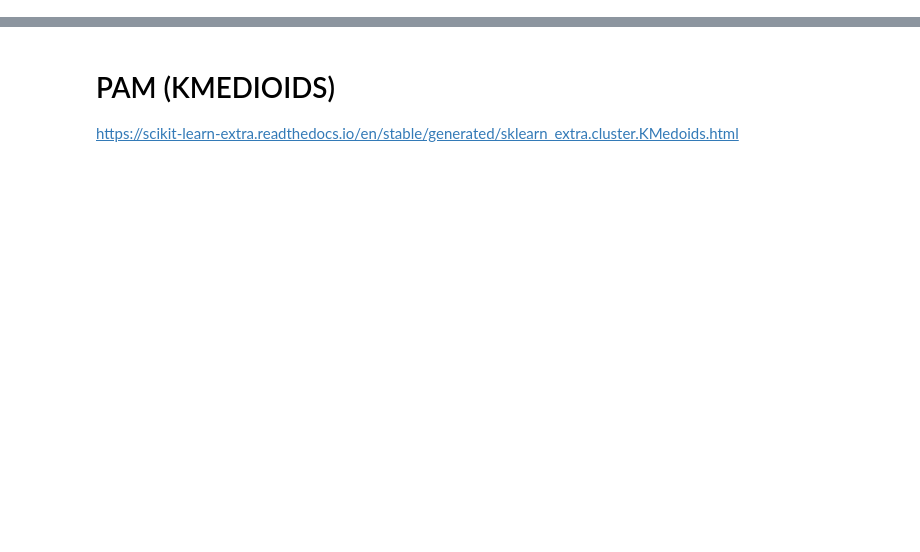
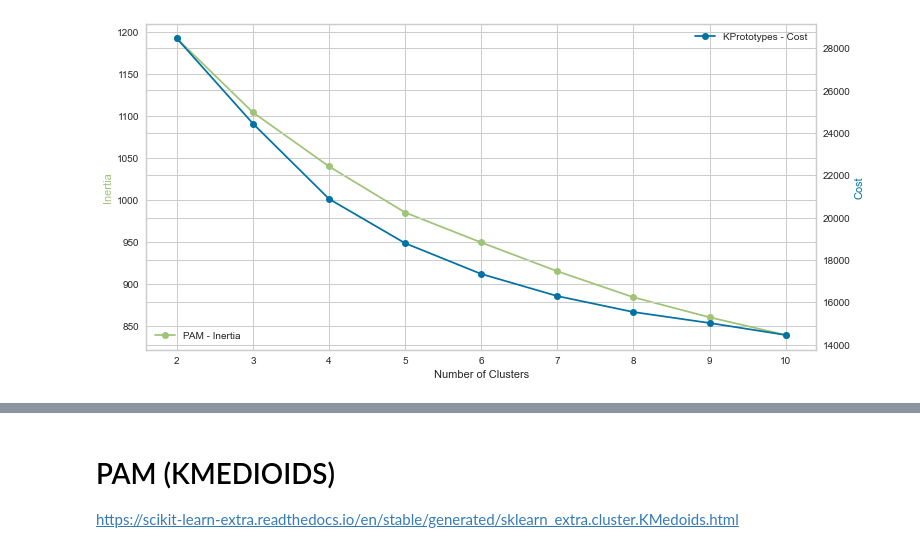
Before and after one commit to Paulina-Iwach/Data_Mining_Project, a Jupyter notebook: cluster_analysis.ipynb, the cells around one changed output, grey strips where cells are left out. Saved outputs shown, nothing was run; the diff lists cells and outputs as text; code cells hidden in the pictures; blank space fills up the shorter version.

```diff
--- a/cluster_analysis.ipynb
+++ b/cluster_analysis.ipynb
@@ -119,0 +122,79 @@ ValueError: could not convert string to float: 'Self-emp-not-inc'
+# %%
+def convert_to_serializable(obj):
+    """
+    Recursively convert numpy.float32 to Python float in a dictionary.
+    """
+    if isinstance(obj, dict):
+        return {k: convert_to_serializable(v) for k, v in obj.items()}
+    elif isinstance(obj, list):
+        return [convert_to_serializable(i) for i in obj]
+    elif isinstance(obj, np.float32):
+        return float(obj)
+    return obj
+# %%
+results = convert_to_serializable(results)
+# %%
+for method, method_results in results.items():
+    with open(f'clustering_results/{method}_results.json', 'w') as file:
+        json.dump(method_results, file, indent=4)
+# %%
+import json
+import matplotlib.pyplot as plt
+
+# Function to load results from a JSON file
+def load_results(filename):
+    with open(filename, 'r') as file:
+        return json.load(file)
+
+# Load the results for KPrototypes and PAM
+kprototypes_results = load_results('clustering_results/KPrototypes_results.json')
+pam_results = load_results('clustering_results/PAM_results.json')
+
+# Extract the number of clusters and inertia values for KPrototypes
+n_clusters_kprototypes = [result['n_clusters'] for result in kprototypes_results]
+cost_values_kprototypes = [result['cost'] for result in kprototypes_results]
+
+# Extract the number of clusters and inertia values for PAM
+n_clusters_pam = [result['n_clusters'] for result in pam_results]
+inertia_values_pam = [result['inertia'] for result in pam_results]
+
+# Plot the inertia vs. number of clusters for KPrototypes
+# plt.figure(figsize=(10, 6))
+# plt.plot(n_clusters_pam, inertia_values_pam, marker='o', linestyle='-', color='r', label='PAM')
+# plt.title('Inertia vs Number of Clusters for KPrototypes and PAM')
+# plt.xlabel('Number of Clusters')
+# plt.ylabel('Inertia')
+# plt.legend()
+# plt.grid(True)
+# plt.show()
+
+# plt.figure(figsize=(10, 6))
+# plt.plot(n_clusters_kprototypes, cost_values_kprototypes, marker='o', linestyle='-', color='b', label='KPrototypes')
+# plt.title('Inertia and Cost vs Number of Clusters for PAM and KPrototypes')
+# plt.xlabel('Number of Clusters')
+# plt.ylabel('Cost')
+# plt.legend()
+# plt.grid(True)
+# plt.show()
+fig, ax1 = plt.subplots(figsize=(12, 6))
+
+# Plotting Inertia for PAM
+ax1.plot(n_clusters_pam, inertia_values_pam, marker='o', linestyle='-', color='C1', label='PAM - Inertia')
+ax1.set_xlabel('Number of Clusters')
+ax1.set_ylabel('Inertia', color='C1')
+ax1.tick_params(axis='y')
+ax1.legend(loc='lower left')
+ax1.grid(True)
+
+# Creating a second y-axis for the Cost of KPrototypes
+ax2 = ax1.twinx()
+ax2.plot(n_clusters_kprototypes, cost_values_kprototypes, marker='o', linestyle='-', color='C0', label='KPrototypes - Cost')
+ax2.set_ylabel('Cost', color='C0')
+ax2.tick_params(axis='y')
+ax2.legend(loc='upper right')
+
+# plt.title('Inertia and Cost vs Number of Clusters for PAM and KPrototypes')
+plt.savefig('clustering_plots/cost_inertia.pdf')
+plt.show()
+# %% [output]
+[figure, added]
```
Also changed, not shown: parts of 35 cells of this notebook, 20 other files.
